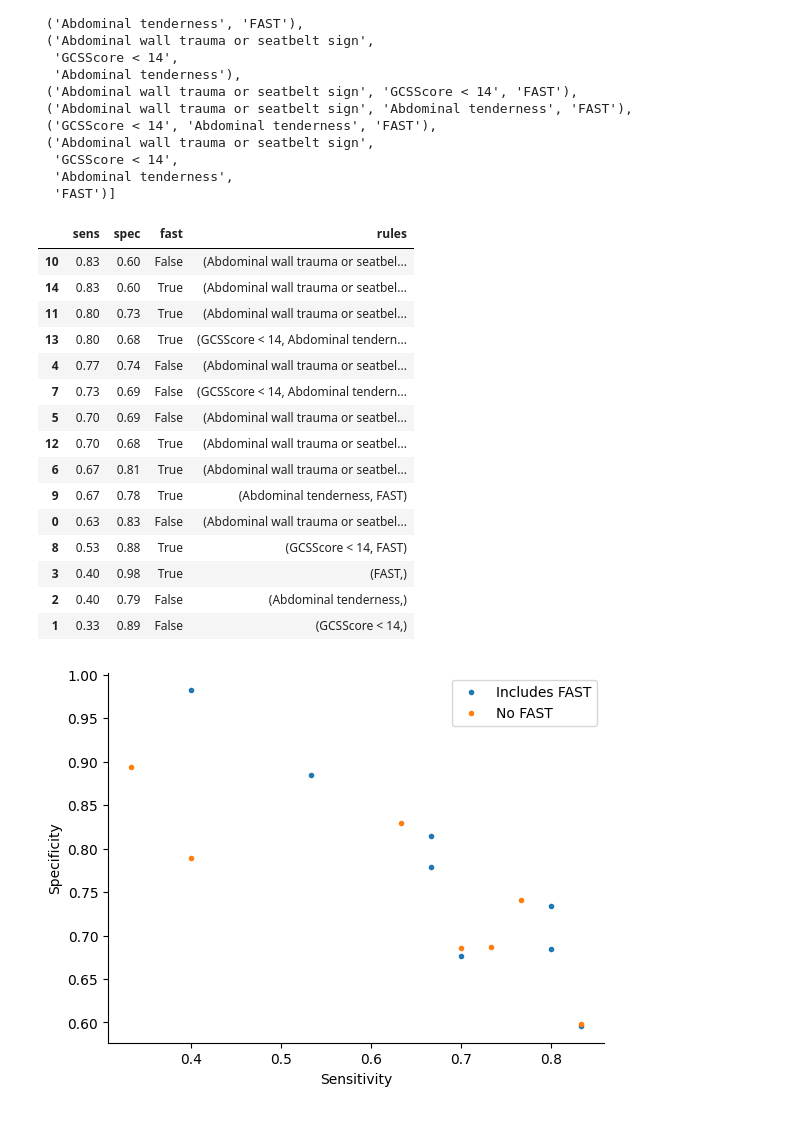
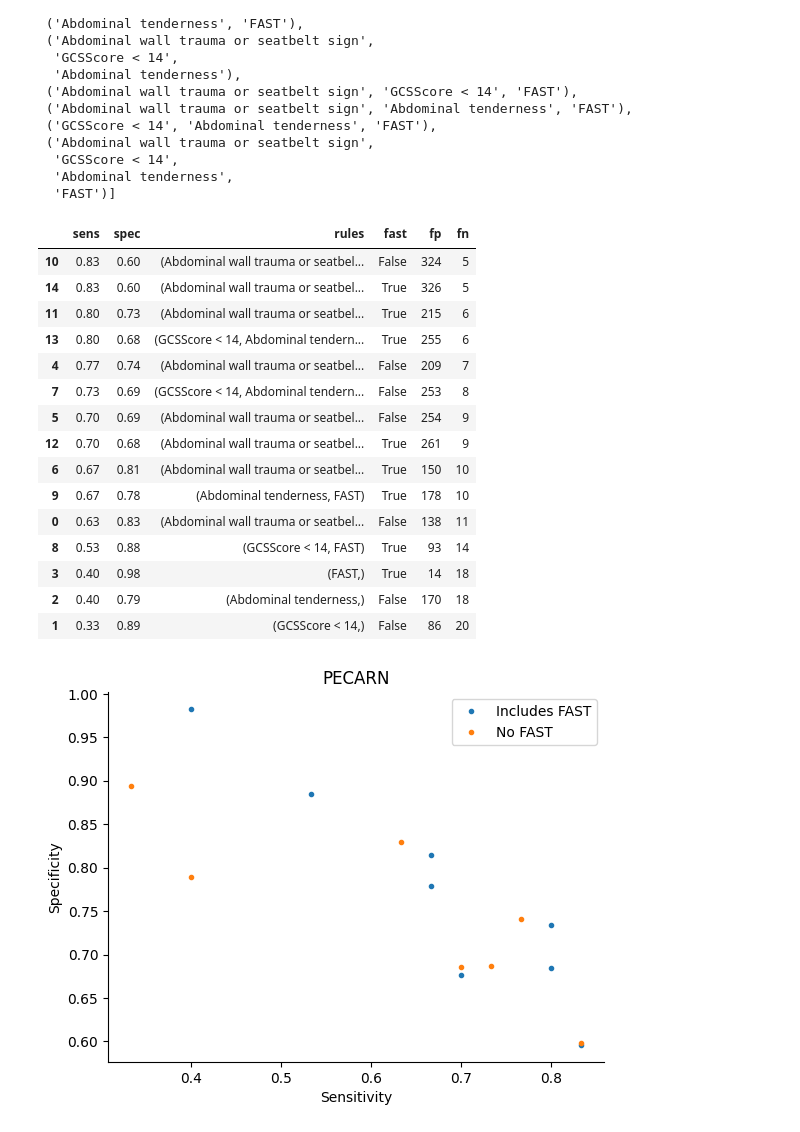
Before and after one commit to csinva/iai-clinical-decision-rule, a Jupyter notebook: notebooks/10_fast_psrc_brute_force.ipynb, the cells around one changed output. Cells and saved outputs as stored; diff of their text form; code cells hidden in the pictures.

Commit message:
minor plot updates

```diff
--- a/notebooks/10_fast_psrc_brute_force.ipynb
+++ b/notebooks/10_fast_psrc_brute_force.ipynb
@@ -87,35 +89,38 @@ for comb in combs:
                                             preds[fast_study_cohort])
     r['sens'].append(sens)
     r['spec'].append(spec)
+    r['rules'].append(comb)
     r['fast'].append('FAST' in comb)
-    r['rules'].append(comb)
+    r['fp'].append(fp)
+    r['fn'].append(fn)
 r = pd.DataFrame.from_dict(r)
 # %%
 pd.set_option('display.max_colwidth', None)
 r.round(2).sort_values(by=['sens', 'spec'], ascending=False)
 # %% [output]
-|  | sens | spec | fast | rules |
-| 10 | 0.83 | 0.60 | False | (Abdominal wall trauma or seatbel... |
-| 14 | 0.83 | 0.60 | True | (Abdominal wall trauma or seatbel... |
-| 11 | 0.80 | 0.73 | True | (Abdominal wall trauma or seatbel... |
-| 13 | 0.80 | 0.68 | True | (GCSScore < 14, Abdominal tendern... |
-| 4 | 0.77 | 0.74 | False | (Abdominal wall trauma or seatbel... |
-| 7 | 0.73 | 0.69 | False | (GCSScore < 14, Abdominal tendern... |
-| 5 | 0.70 | 0.69 | False | (Abdominal wall trauma or seatbel... |
-| 12 | 0.70 | 0.68 | True | (Abdominal wall trauma or seatbel... |
-| 6 | 0.67 | 0.81 | True | (Abdominal wall trauma or seatbel... |
-| 9 | 0.67 | 0.78 | True | (Abdominal tenderness, FAST) |
-| 0 | 0.63 | 0.83 | False | (Abdominal wall trauma or seatbel... |
-| 8 | 0.53 | 0.88 | True | (GCSScore < 14, FAST) |
-| 3 | 0.40 | 0.98 | True | (FAST,) |
-| 2 | 0.40 | 0.79 | False | (Abdominal tenderness,) |
-| 1 | 0.33 | 0.89 | False | (GCSScore < 14,) |
+|  | sens | spec | rules | fast | fp | fn |
+| 10 | 0.83 | 0.60 | (Abdominal wall trauma or seatbel... | False | 324 | 5 |
+| 14 | 0.83 | 0.60 | (Abdominal wall trauma or seatbel... | True | 326 | 5 |
+| 11 | 0.80 | 0.73 | (Abdominal wall trauma or seatbel... | True | 215 | 6 |
+| 13 | 0.80 | 0.68 | (GCSScore < 14, Abdominal tendern... | True | 255 | 6 |
+| 4 | 0.77 | 0.74 | (Abdominal wall trauma or seatbel... | False | 209 | 7 |
+| 7 | 0.73 | 0.69 | (GCSScore < 14, Abdominal tendern... | False | 253 | 8 |
+| 5 | 0.70 | 0.69 | (Abdominal wall trauma or seatbel... | False | 254 | 9 |
+| 12 | 0.70 | 0.68 | (Abdominal wall trauma or seatbel... | True | 261 | 9 |
+| 6 | 0.67 | 0.81 | (Abdominal wall trauma or seatbel... | True | 150 | 10 |
+| 9 | 0.67 | 0.78 | (Abdominal tenderness, FAST) | True | 178 | 10 |
+| 0 | 0.63 | 0.83 | (Abdominal wall trauma or seatbel... | False | 138 | 11 |
+| 8 | 0.53 | 0.88 | (GCSScore < 14, FAST) | True | 93 | 14 |
+| 3 | 0.40 | 0.98 | (FAST,) | True | 14 | 18 |
+| 2 | 0.40 | 0.79 | (Abdominal tenderness,) | False | 170 | 18 |
+| 1 | 0.33 | 0.89 | (GCSScore < 14,) | False | 86 | 20 |
 # %%
+plt.title(DATASET)
 plt.plot(r['sens'][r['fast']], r['spec'][r['fast']], '.', label='Includes FAST')
 plt.plot(r['sens'][~r['fast']], r['spec'][~r['fast']], '.', label='No FAST')
 plt.xlabel('Sensitivity')
 plt.ylabel('Specificity')
 plt.legend()
 plt.show()
 # %% [output]
-[figure, old version]
+[figure, new version]
```
Also changed, not shown: parts of 1 cell of this notebook.
